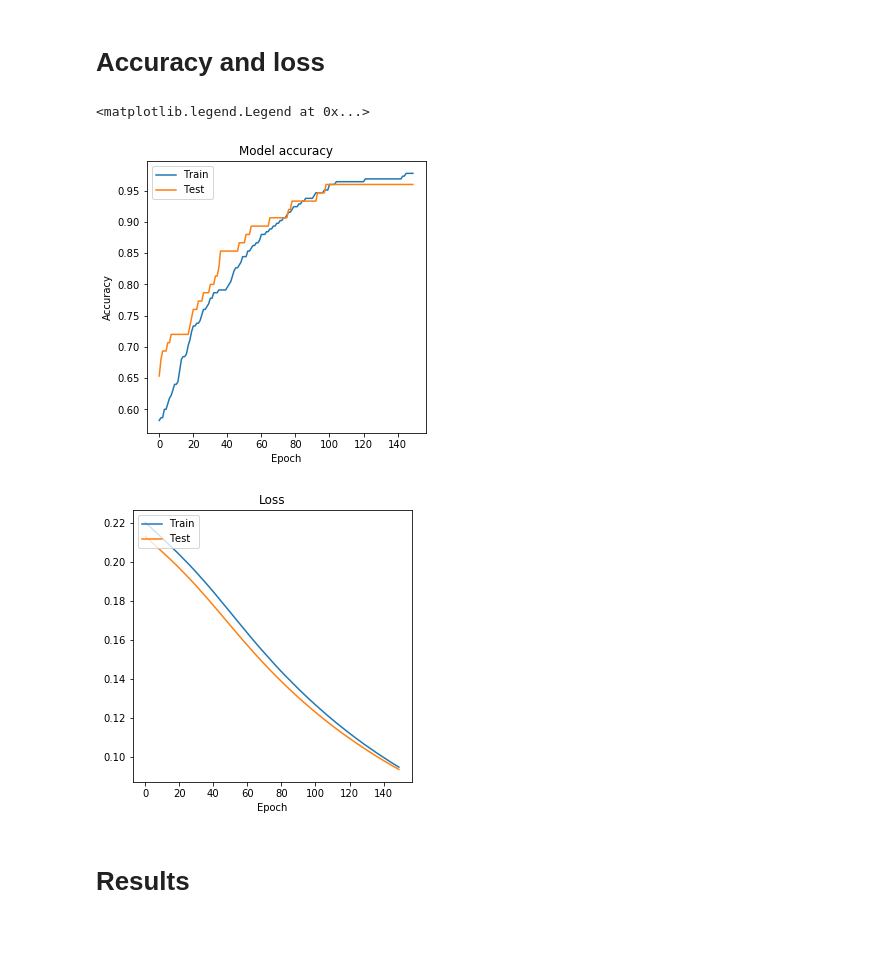
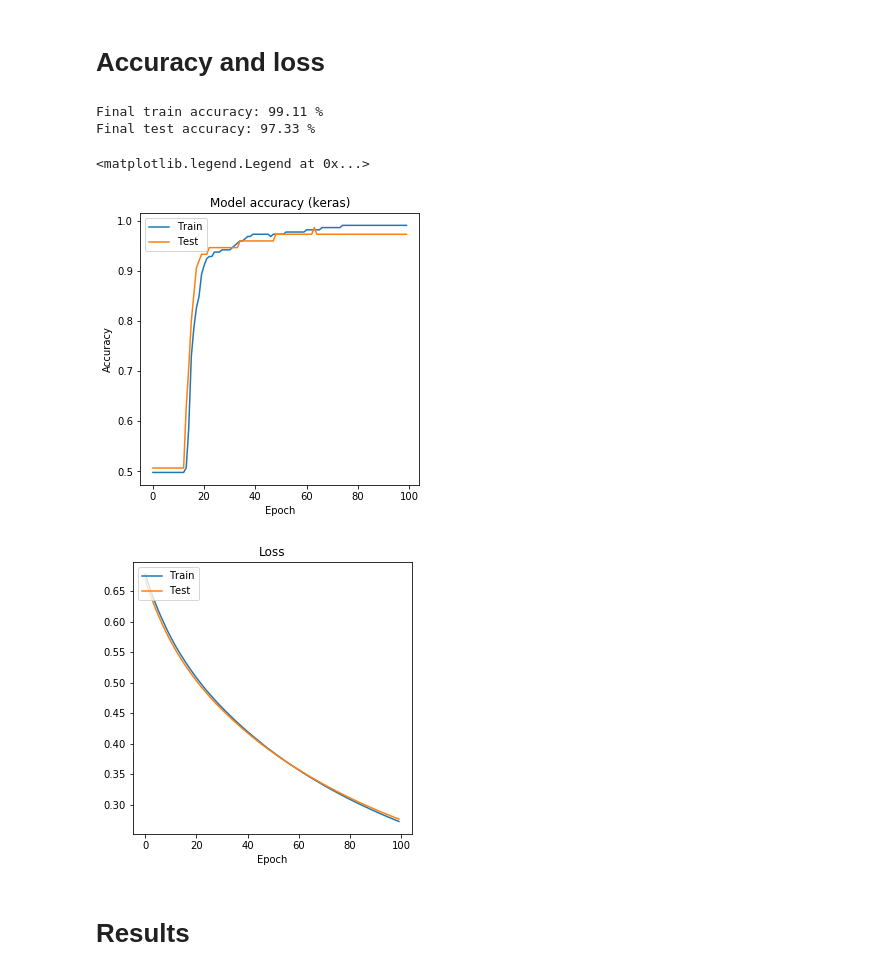
Before and after one commit to eukhenio/ds_school_2020, a Jupyter notebook: task 4/AvanesovArtem.ipynb, the cells around one changed output. Saved outputs shown, nothing was run; the diff lists cells and outputs as text; code cells hidden in the pictures; blank space fills up the shorter version.

```diff
--- a/task 4/AvanesovArtem.ipynb
+++ b/task 4/AvanesovArtem.ipynb
@@ -39,7 +39,7 @@ from keras.models import Sequential
 model = Sequential()
 model.add(Dense(units=3, input_dim=2, activation='sigmoid'))
 model.add(Dense(units=1, activation='sigmoid'))
-model.compile(optimizer='sgd', loss='mse', metrics=['accuracy'])
+model.compile(optimizer='sgd', loss='binary_crossentropy', metrics=['accuracy'])
 
 model.summary()
 # %% [output]
@@ -60,7 +60,7 @@ _________________________________________________________________
 # %%
 history = model.fit(X_train, y_train,
                     batch_size=30,
-                    epochs=150,
+                    epochs=100,
                     validation_data=(X_test, y_test))
 # %% [output]
 Train on 225 samples, validate on 75 samples
@@ -84,25 +84,30 @@ Epoch 150/150
 # Accuracy and loss
 # %%
 import matplotlib.pyplot as plt
+
+print("Final train accuracy: {:.2f} %".format(history.history['accuracy'][-1]*100))
+print("Final test accuracy: {:.2f} %".format(history.history['val_accuracy'][-1]*100))
 
 plt.figure(figsize=(5,5))
 plt.plot(history.history['accuracy'])
 plt.plot(history.history['val_accuracy'])
-plt.title('Model accuracy')
+plt.title('Model accuracy (keras)')
 plt.ylabel('Accuracy')
 plt.xlabel('Epoch')
-plt.legend(['Train', 'Test'], loc='upper left')
+plt.legend(['Train', 'Test'], loc='best')
 
 plt.figure(figsize=(5,5))
 plt.plot(history.history['loss'])
 plt.plot(history.history['val_loss'])
 plt.title('Loss')
 plt.xlabel('Epoch')
 plt.legend(['Train', 'Test'], loc='upper left')
 # %% [output]
-<matplotlib.legend.Legend at 0x...>
+Final train accuracy: 99.11 %
+Final test accuracy: 97.33 %
+<matplotlib.legend.Legend at 0x...>
-[figure, old version]
+[figure, new version]
-[figure, old version]
+[figure, new version]
 # %% [markdown]
 # Results
 # %%
```
Also changed, not shown: parts of 8 cells of this notebook.
